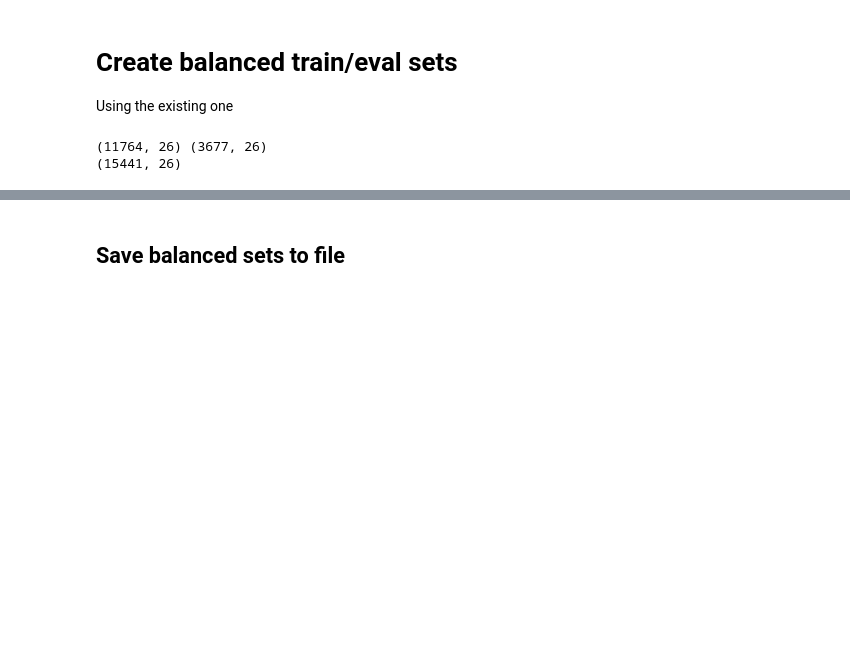
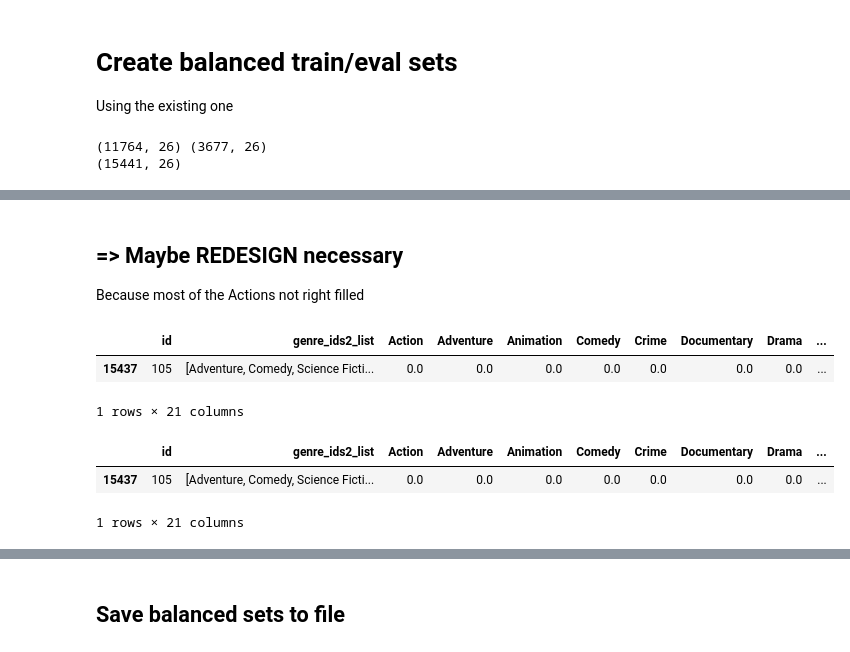
Before and after one commit to rainerenglisch/AIDA_movie_genre, a Jupyter notebook: notebooks/04_train_test_split_v3.ipynb, the cells around one changed output, grey strips where cells are left out. Saved outputs shown, nothing was run; the diff lists cells and outputs as text; code cells hidden in the pictures; blank space fills up the shorter version.

```diff
--- a/notebooks/04_train_test_split_v3.ipynb
+++ b/notebooks/04_train_test_split_v3.ipynb
@@ -421,3 +411,16 @@ df_train[["id", "genre_ids2_list"] + const.GENRE_OHE_COLS]
+# %% [markdown]
+## => Maybe REDESIGN necessary
+Because most of the Actions not right filled
+# %%
+display(df_train.loc[df_train.id == 105, ["id", "genre_ids2_list"] + const.GENRE_OHE_COLS])
+display(df.loc[df.id == 105, ["id", "genre_ids2_list"] + const.GENRE_OHE_COLS])
+# %% [output]
+|  | id | genre_ids2_list | Action | Adventure | Animation | Comedy | Crime | Documentary | Drama | ... |
+| 15437 | 105 | [Adventure, Comedy, Science Ficti... | 0.0 | 0.0 | 0.0 | 0.0 | 0.0 | 0.0 | 0.0 | ... |
+1 rows × 21 columns
+|  | id | genre_ids2_list | Action | Adventure | Animation | Comedy | Crime | Documentary | Drama | ... |
+| 15437 | 105 | [Adventure, Comedy, Science Ficti... | 0.0 | 0.0 | 0.0 | 0.0 | 0.0 | 0.0 | 0.0 | ... |
+1 rows × 21 columns
 # %%
 # Remove official test datasets
 ids_2_remove = set(df_test.id.tolist())
```
Also changed, not shown: parts of 4 cells of this notebook, 1 other file.
